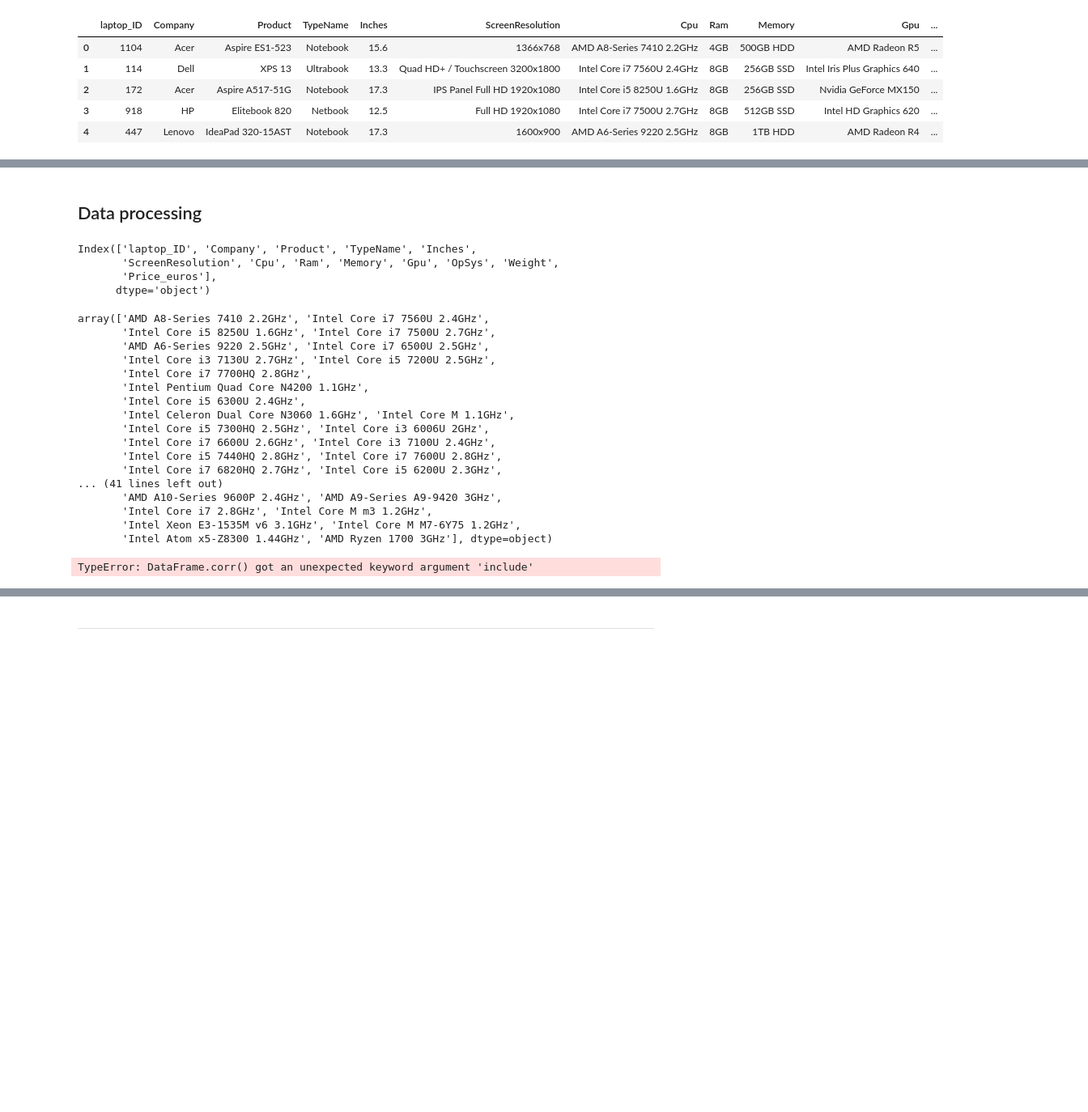
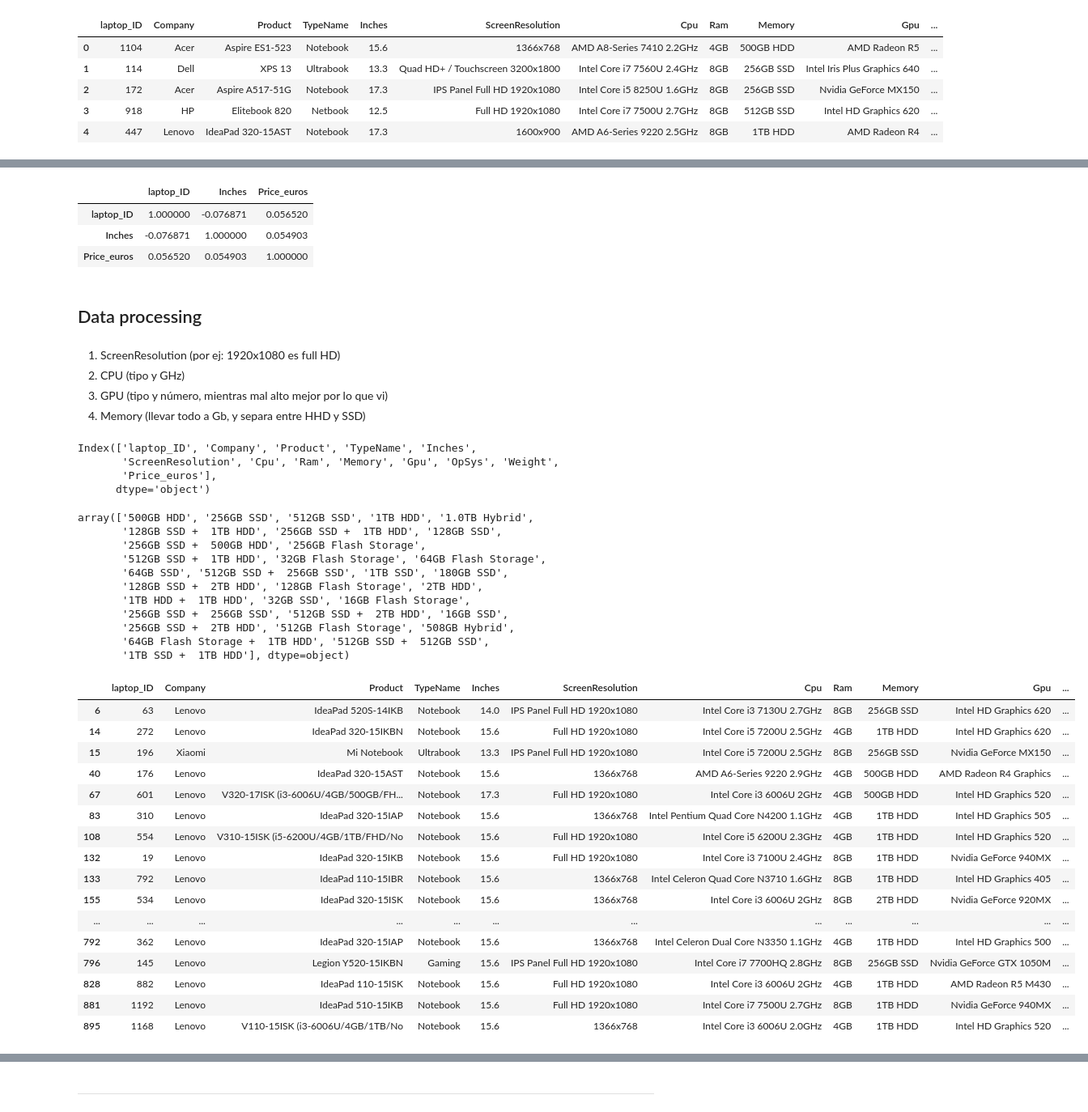
Before and after one commit to mariaortizz/DS_PT_09_2023, a Jupyter notebook: Machine_Learning/1-Supervisado/1-Regression/Kaggle1/Kaggle_Ayuda_j.ipynb, the cells around one changed output, grey strips where cells are left out. Shown at 81% size. Drawn from its saved outputs; the diff is of its cells as text; code cells hidden in the pictures; blank space fills up the shorter version.

```diff
--- a/Machine_Learning/1-Supervisado/1-Regression/Kaggle1/Kaggle_Ayuda_j.ipynb
+++ b/Machine_Learning/1-Supervisado/1-Regression/Kaggle1/Kaggle_Ayuda_j.ipynb
@@ -49,5 +58,17 @@ train.head()
+# %%
+train.select_dtypes(include='number').corr()
+# %% [output]
+|  | laptop_ID | Inches | Price_euros |
+| laptop_ID | 1.000000 | -0.076871 | 0.056520 |
+| Inches | -0.076871 | 1.000000 | 0.054903 |
+| Price_euros | 0.056520 | 0.054903 | 1.000000 |
 # %% [markdown]
 ## Data processing
+# %% [markdown]
+1. ScreenResolution (por ej: 1920x1080 es full HD)
+2. CPU (tipo y GHz)
+3. GPU (tipo y número, mientras mal alto mejor por lo que vi)
+4. Memory (llevar todo a Gb, y separa entre HHD y SSD)
 # %%
 train.columns
 # %% [output]
@@ -56,26 +77,36 @@ Index(['laptop_ID', 'Company', 'Product', 'TypeName', 'Inches',
        'Price_euros'],
       dtype='object')
 # %%
-train['Cpu'].unique()
+train['Memory'].unique()
 # %% [output]
-array(['AMD A8-Series 7410 2.2GHz', 'Intel Core i7 7560U 2.4GHz',
-       'Intel Core i5 8250U 1.6GHz', 'Intel Core i7 7500U 2.7GHz',
-       'AMD A6-Series 9220 2.5GHz', 'Intel Core i7 6500U 2.5GHz',
-       'Intel Core i3 7130U 2.7GHz', 'Intel Core i5 7200U 2.5GHz',
-       'Intel Core i7 7700HQ 2.8GHz',
-       'Intel Pentium Quad Core N4200 1.1GHz',
-       'Intel Core i5 6300U 2.4GHz',
-       'Intel Celeron Dual Core N3060 1.6GHz', 'Intel Core M 1.1GHz',
-       'Intel Core i5 7300HQ 2.5GHz', 'Intel Core i3 6006U 2GHz',
-       'Intel Core i7 6600U 2.6GHz', 'Intel Core i3 7100U 2.4GHz',
-       'Intel Core i5 7440HQ 2.8GHz', 'Intel Core i7 7600U 2.8GHz',
-       'Intel Core i7 6820HQ 2.7GHz', 'Intel Core i5 6200U 2.3GHz',
-... (41 lines left out)
-       'AMD A10-Series 9600P 2.4GHz', 'AMD A9-Series A9-9420 3GHz',
-       'Intel Core i7 2.8GHz', 'Intel Core M m3 1.2GHz',
-       'Intel Xeon E3-1535M v6 3.1GHz', 'Intel Core M M7-6Y75 1.2GHz',
-       'Intel Atom x5-Z8300 1.44GHz', 'AMD Ryzen 1700 3GHz'], dtype=object)
+array(['500GB HDD', '256GB SSD', '512GB SSD', '1TB HDD', '1.0TB Hybrid',
+       '128GB SSD +  1TB HDD', '256GB SSD +  1TB HDD', '128GB SSD',
+       '256GB SSD +  500GB HDD', '256GB Flash Storage',
+       '512GB SSD +  1TB HDD', '32GB Flash Storage', '64GB Flash Storage',
+       '64GB SSD', '512GB SSD +  256GB SSD', '1TB SSD', '180GB SSD',
+       '128GB SSD +  2TB HDD', '128GB Flash Storage', '2TB HDD',
+       '1TB HDD +  1TB HDD', '32GB SSD', '16GB Flash Storage',
+       '256GB SSD +  256GB SSD', '512GB SSD +  2TB HDD', '16GB SSD',
+       '256GB SSD +  2TB HDD', '512GB Flash Storage', '508GB Hybrid',
+       '64GB Flash Storage +  1TB HDD', '512GB SSD +  512GB SSD',
+       '1TB SSD +  1TB HDD'], dtype=object)
-# %%
-train.corr(include = 'number')
-# %% [output]
-TypeError: DataFrame.corr() got an unexpected keyword argument 'include'
+# %%
+train[train['OpSys'] == 'No OS']
+# %% [output]
+|  | laptop_ID | Company | Product | TypeName | Inches | ScreenResolution | Cpu | Ram | Memory | Gpu | ... |
+| 6 | 63 | Lenovo | IdeaPad 520S-14IKB | Notebook | 14.0 | IPS Panel Full HD 1920x1080 | Intel Core i3 7130U 2.7GHz | 8GB | 256GB SSD | Intel HD Graphics 620 | ... |
+| 14 | 272 | Lenovo | IdeaPad 320-15IKBN | Notebook | 15.6 | Full HD 1920x1080 | Intel Core i5 7200U 2.5GHz | 4GB | 1TB HDD | Intel HD Graphics 620 | ... |
+| 15 | 196 | Xiaomi | Mi Notebook | Ultrabook | 13.3 | IPS Panel Full HD 1920x1080 | Intel Core i5 7200U 2.5GHz | 8GB | 256GB SSD | Nvidia GeForce MX150 | ... |
+| 40 | 176 | Lenovo | IdeaPad 320-15AST | Notebook | 15.6 | 1366x768 | AMD A6-Series 9220 2.9GHz | 4GB | 500GB HDD | AMD Radeon R4 Graphics | ... |
+| 67 | 601 | Lenovo | V320-17ISK (i3-6006U/4GB/500GB/FH... | Notebook | 17.3 | Full HD 1920x1080 | Intel Core i3 6006U 2GHz | 4GB | 500GB HDD | Intel HD Graphics 520 | ... |
+| 83 | 310 | Lenovo | IdeaPad 320-15IAP | Notebook | 15.6 | 1366x768 | Intel Pentium Quad Core N4200 1.1GHz | 4GB | 1TB HDD | Intel HD Graphics 505 | ... |
+| 108 | 554 | Lenovo | V310-15ISK (i5-6200U/4GB/1TB/FHD/No | Notebook | 15.6 | Full HD 1920x1080 | Intel Core i5 6200U 2.3GHz | 4GB | 1TB HDD | Intel HD Graphics 520 | ... |
+| 132 | 19 | Lenovo | IdeaPad 320-15IKB | Notebook | 15.6 | Full HD 1920x1080 | Intel Core i3 7100U 2.4GHz | 8GB | 1TB HDD | Nvidia GeForce 940MX | ... |
+| 133 | 792 | Lenovo | IdeaPad 110-15IBR | Notebook | 15.6 | 1366x768 | Intel Celeron Quad Core N3710 1.6GHz | 8GB | 1TB HDD | Intel HD Graphics 405 | ... |
+| 155 | 534 | Lenovo | IdeaPad 320-15ISK | Notebook | 15.6 | 1366x768 | Intel Core i3 6006U 2GHz | 8GB | 2TB HDD | Nvidia GeForce 920MX | ... |
+| ... | ... | ... | ... | ... | ... | ... | ... | ... | ... | ... | ... |
+| 792 | 362 | Lenovo | IdeaPad 320-15IAP | Notebook | 15.6 | 1366x768 | Intel Celeron Dual Core N3350 1.1GHz | 4GB | 1TB HDD | Intel HD Graphics 500 | ... |
+| 796 | 145 | Lenovo | Legion Y520-15IKBN | Gaming | 15.6 | IPS Panel Full HD 1920x1080 | Intel Core i7 7700HQ 2.8GHz | 8GB | 256GB SSD | Nvidia GeForce GTX 1050M | ... |
+| 828 | 882 | Lenovo | IdeaPad 110-15ISK | Notebook | 15.6 | Full HD 1920x1080 | Intel Core i3 6006U 2GHz | 4GB | 1TB HDD | AMD Radeon R5 M430 | ... |
+| 881 | 1192 | Lenovo | IdeaPad 510-15IKB | Notebook | 15.6 | Full HD 1920x1080 | Intel Core i7 7500U 2.7GHz | 8GB | 1TB HDD | Nvidia GeForce 940MX | ... |
+| 895 | 1168 | Lenovo | V110-15ISK (i3-6006U/4GB/1TB/No | Notebook | 15.6 | 1366x768 | Intel Core i3 6006U 2.0GHz | 4GB | 1TB HDD | Intel HD Graphics 520 | ... |
```
Also changed, not shown: parts of 2 cells of this notebook.
